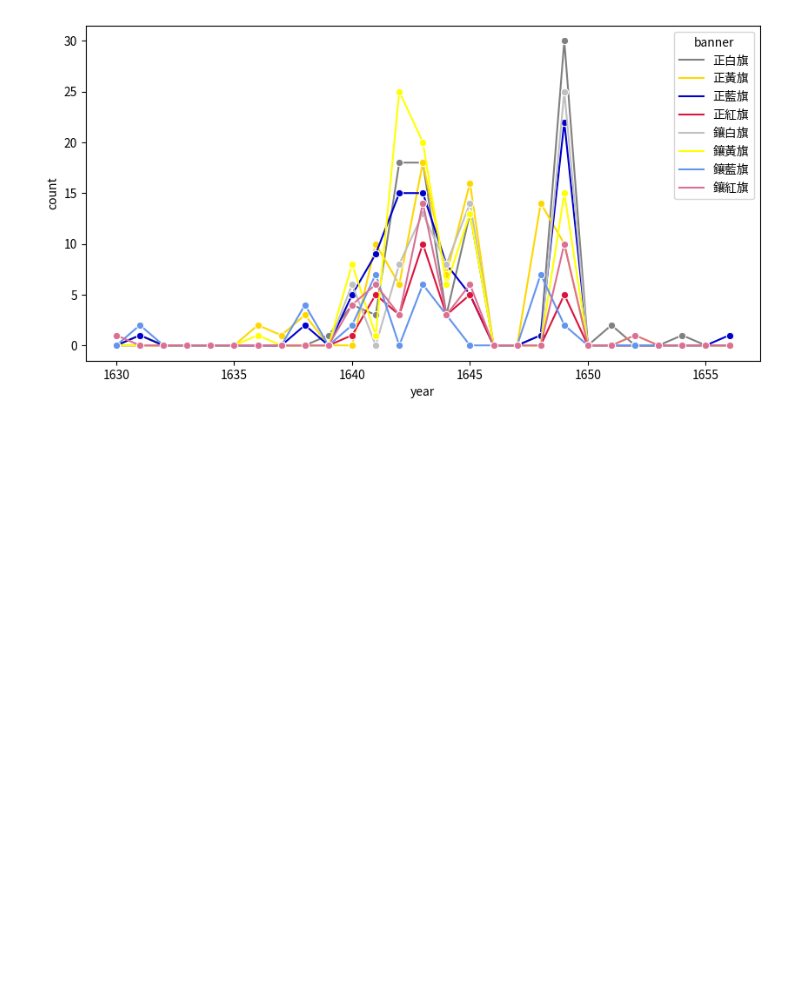
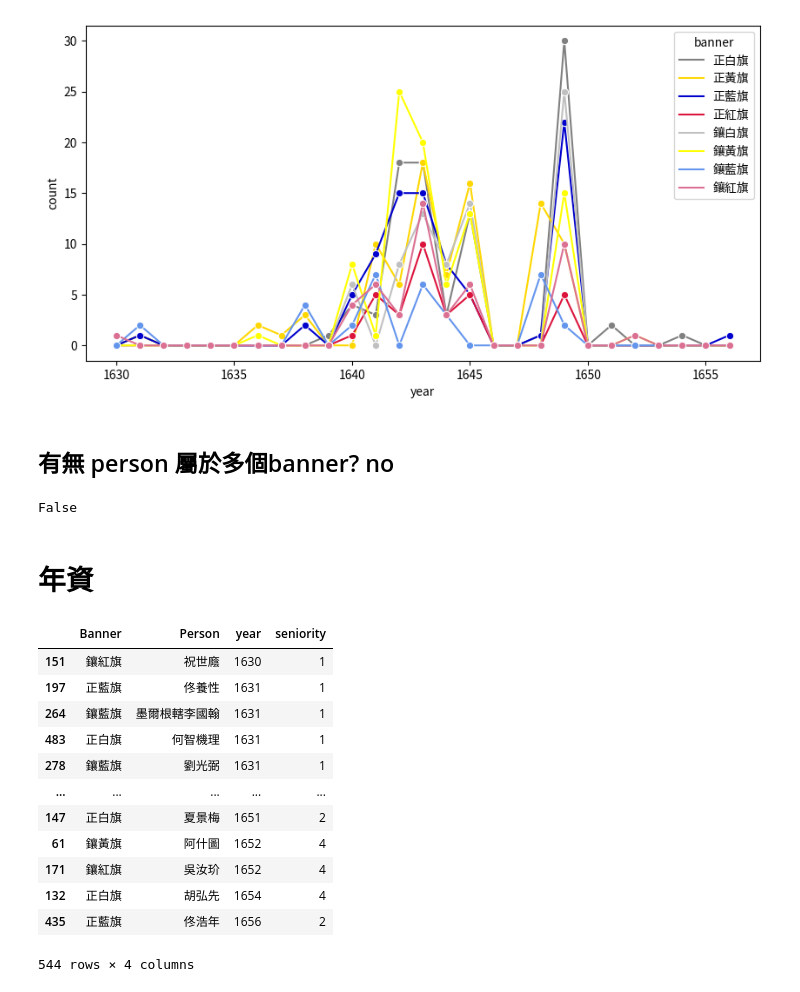
Before and after one commit to tinafanfan/My-Python, a Jupyter notebook: EDA.ipynb, the cells around one changed output. Cells and saved outputs as stored; diff of their text form; code cells hidden in the pictures; blank space fills up the shorter version.

```diff
--- a/EDA.ipynb
+++ b/EDA.ipynb
@@ -159,3 +159,32 @@ sns.lineplot(data=merged_df, x='year', y='count', hue='banner', marker='o', hue_
 # %% [output]
 <Axes: xlabel='year', ylabel='count'>
 [figure]
+# %% [markdown]
+## 有無 person 屬於多個banner? no
+# %%
+df_group = data_df[['Banner', 'Person']].groupby(['Person', 'Banner']).size().reset_index()
+df_group.duplicated(subset=['Person', 'Banner']).any()
+# %% [output]
+False
+# %% [markdown]
+# 年資
+# %%
+df_sort = data_df.sort_values(by='year')
+# df_sort = df_sort[['year','Person']]
+df_sort['seniority'] = df_sort.groupby('Person').cumcount() + 1
+df_sort = df_sort[['Banner', 'Person', 'year','seniority']]
+df_sort
+# %% [output]
+|  | Banner | Person | year | seniority |
+| 151 | 鑲紅旗 | 祝世廕 | 1630 | 1 |
+| 197 | 正藍旗 | 佟養性 | 1631 | 1 |
+| 264 | 鑲藍旗 | 墨爾根轄李國翰 | 1631 | 1 |
+| 483 | 正白旗 | 何智機理 | 1631 | 1 |
+| 278 | 鑲藍旗 | 劉光弼 | 1631 | 1 |
+| ... | ... | ... | ... | ... |
+| 147 | 正白旗 | 夏景梅 | 1651 | 2 |
+| 61 | 鑲黃旗 | 阿什圖 | 1652 | 4 |
+| 171 | 鑲紅旗 | 吳汝玠 | 1652 | 4 |
+| 132 | 正白旗 | 胡弘先 | 1654 | 4 |
+| 435 | 正藍旗 | 佟浩年 | 1656 | 2 |
+544 rows × 4 columns
```
Also changed, not shown: parts of 5 cells of this notebook.
